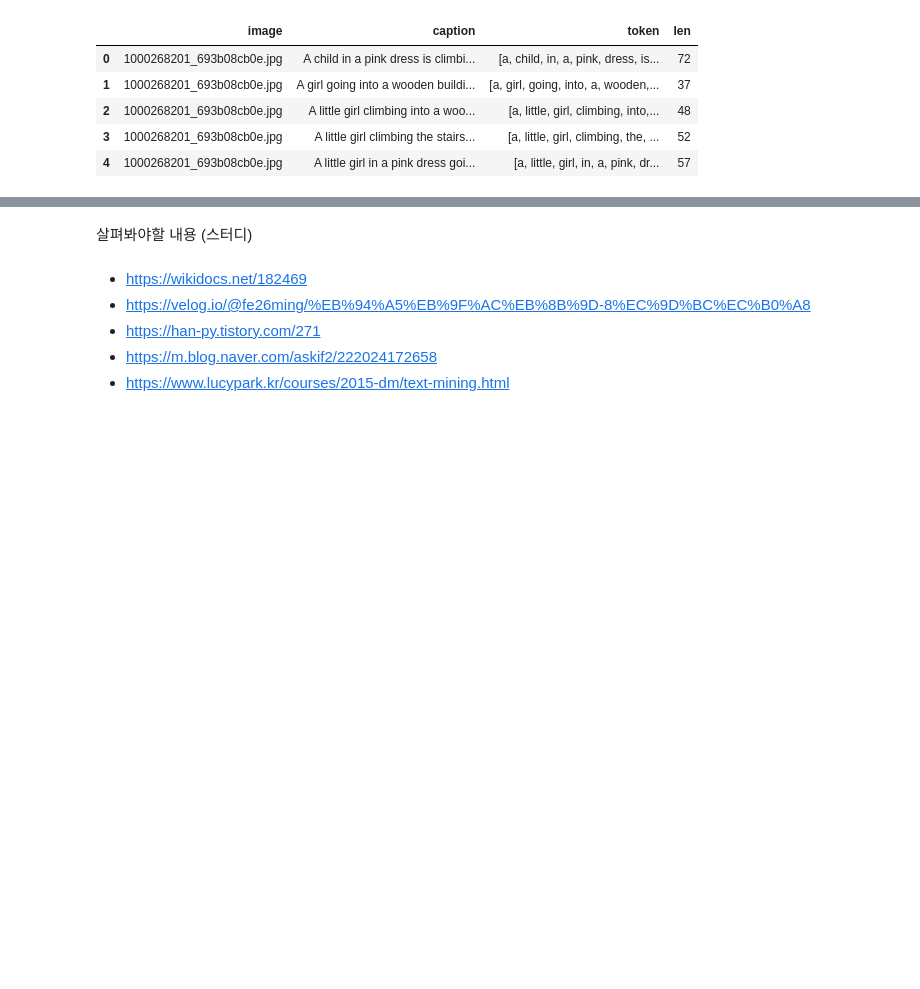
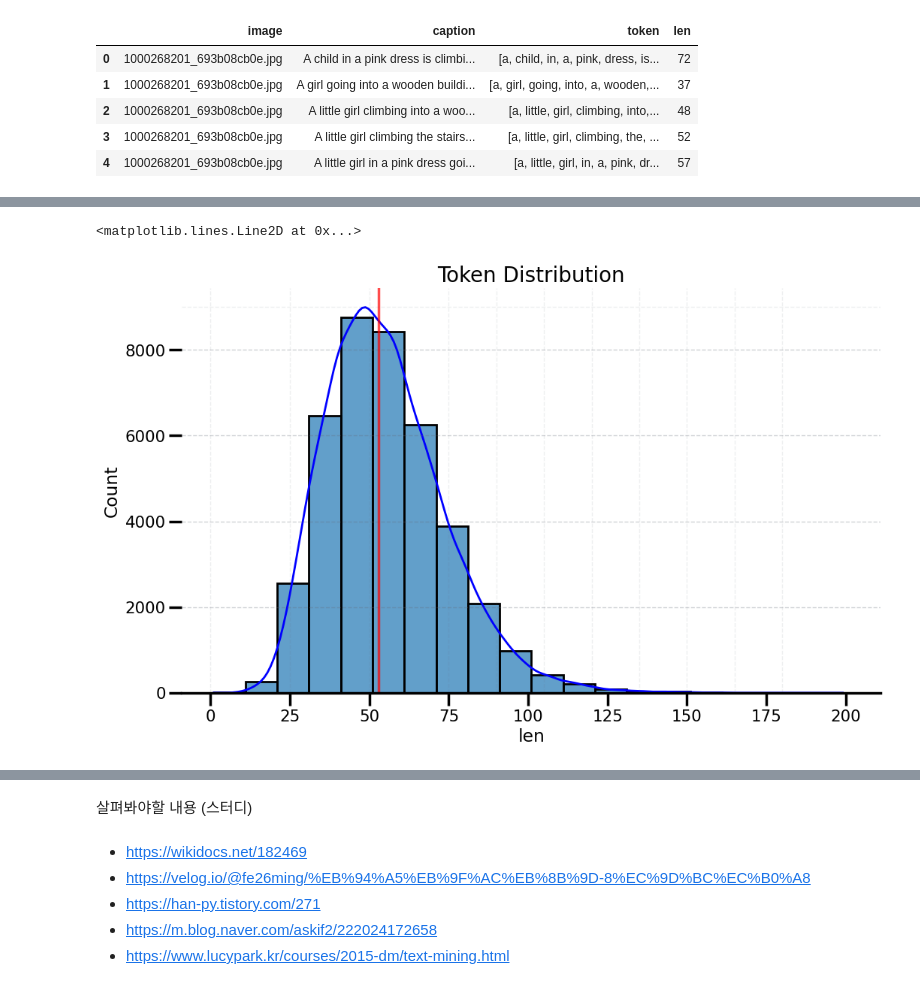
Before and after one commit to MinsooKwak/image_caption, a Jupyter notebook: image_caption_project.ipynb, the cells around one changed output, grey strips where cells are left out. Saved outputs shown, nothing was run; the diff lists cells and outputs as text; code cells hidden in the pictures; blank space fills up the shorter version.

```diff
--- a/image_caption_project.ipynb
+++ b/image_caption_project.ipynb
@@ -91,0 +132,43 @@ df.head()
+# %%
+#sns.set_style('white',{'font.family':'NanumSquare'})
+sns.set_context("poster", font_scale = 0.7, rc={"grid.linewidth": 5})
+
+fig1, axes = plt.subplots(1,1, figsize=(12,7))
+fig1.gca().spines['right'].set_visible(False)   # 오른쪽 테두리 제거
+fig1.gca().spines['top'].set_visible(False)     # 위 테두리 제거
+fig1.gca().spines['left'].set_visible(False)    # 왼쪽 테두리 제거
+
+ax1 = sns.histplot(df, x='len', binwidth=10, alpha=0.7, kde=True,
+                   line_kws={'lw':2}
+                   ## 'color':'b' 적용이 안되서 대안으로 아래 방식 활용
+                   )
+ax1.lines[0].set_color('b')
+
+# 값의 폭을 10단위로 확인해봄 # bins=n 통해 bin 개수 조절 가능
+ax1.set_title('Token Distribution', fontsize=20)
+
+# y축 설정
+plt.axhline(y=2000, color='#626774', linestyle='--', linewidth=1, alpha=0.3)
+plt.axhline(y=4000, color='#626774', linestyle='--', linewidth=1, alpha=0.3)
+plt.axhline(y=6000, color='#626774', linestyle='--', linewidth=1, alpha=0.3)
+plt.axhline(y=8000, color='#626774', linestyle='--', linewidth=1, alpha=0.3)
+plt.axhline(y=9000, color='#626774', linestyle='--', linewidth=1, alpha=0.1)
+
+# x 축 설정
+plt.axvline(x=0, color='#626774', linestyle='--', linewidth=1, alpha=0.1)
+plt.axvline(x=25, color='#626774', linestyle='--', linewidth=1, alpha=0.1)
+plt.axvline(x=50, color='#626774', linestyle='--', linewidth=1, alpha=0.1)
+plt.axvline(x=75, color='#626774', linestyle='--', linewidth=1, alpha=0.1)
+plt.axvline(x=90, color='#626774', linestyle='--', linewidth=1, alpha=0.1)
+plt.axvline(x=105, color='#626774', linestyle='--', linewidth=1, alpha=0.1)
+plt.axvline(x=120, color='#626774', linestyle='--', linewidth=1, alpha=0.1)
+plt.axvline(x=135, color='#626774', linestyle='--', linewidth=1, alpha=0.1)
+plt.axvline(x=150, color='#626774', linestyle='--', linewidth=1, alpha=0.1)
+plt.axvline(x=165, color='#626774', linestyle='--', linewidth=1, alpha=0.1)
+plt.axvline(x=180, color='#626774', linestyle='--', linewidth=1, alpha=0.1)
+
+# 중위수 표시
+plt.axvline(x=df['len'].median(), color='r', linestyle='-', linewidth=2.5, alpha=0.7)
+# %% [output]
+<matplotlib.lines.Line2D at 0x...>
+[figure, added]
```
Also changed, not shown: parts of 24 cells of this notebook.
